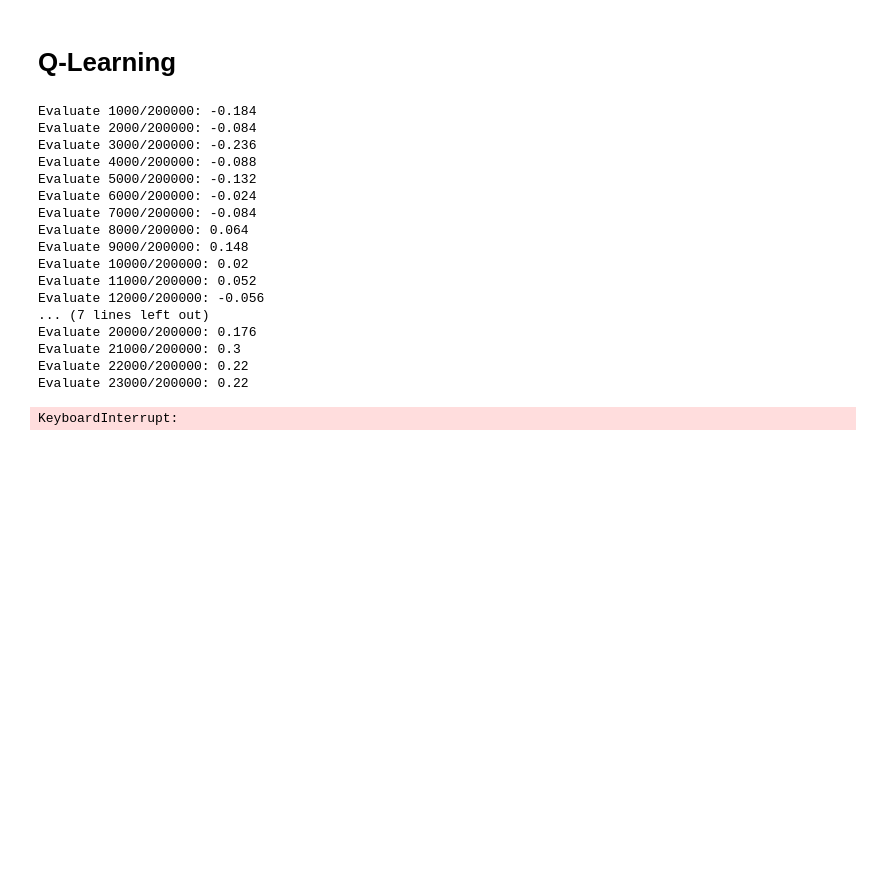
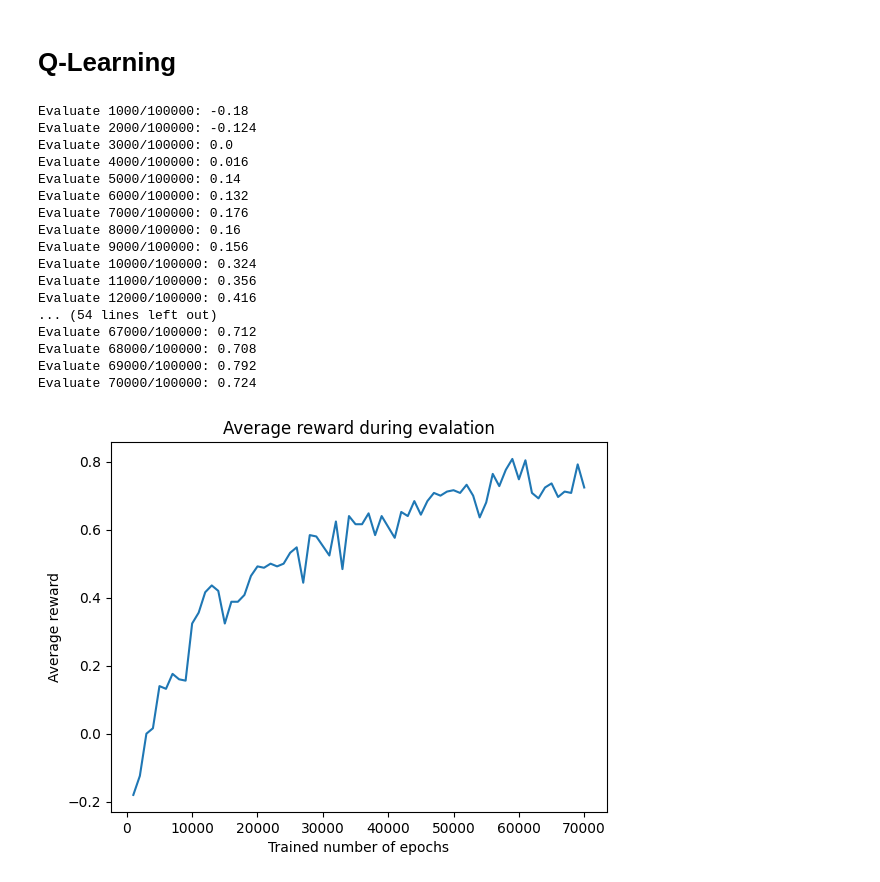
Before and after one commit to LaurensRutten1997/Boardgame-AI, a Jupyter notebook: algorithms/q_learning.ipynb, the cells around one changed output. Saved outputs shown, nothing was run; the diff lists cells and outputs as text; code cells hidden in the pictures; blank space fills up the shorter version.

Commit message:
Get q_learning hyper parameters for tic-tac-toe

```diff
--- a/algorithms/q_learning.ipynb
+++ b/algorithms/q_learning.ipynb
@@ -34,11 +34,14 @@ class QLearning():
     self.discount_factor = discount_factor
 
   def determine_discount_factor(self):
-    for df in range(0.1, 1.0, 0.1):
+    df = 0.1
+    while df < 1.0:
+      print(f"df: {df}")
       self.discount_factor = df
       self.reset()
-      eval_x, eval_y = self.learn(n_epochs = 20_000, eval_freq = 1_000, num_eval_episodes = 500)
-      plt.show(eval_x, eval_y, label = f'{df}')
+      eval_x, eval_y = self.learn(n_epochs = 100_000, eval_freq = 1_000, num_eval_episodes = 500)
+      plt.plot(eval_x, eval_y, label = f'{df}')
+      df += 0.1
 
     plt.legend()
     plt.title('Peformance during training for different discount factors')
@@ -47,11 +50,14 @@ class QLearning():
     plt.show()
 
   def determine_epsilon(self):
-    for eps in range(0.1, 1.0, 0.1):
+    eps = 0.1
+    while eps < 1.0:
+      print(f"eps: {eps}")
       self.epsilon = eps
       self.reset()
-      eval_x, eval_y = self.learn(n_epochs = 20_000, eval_freq = 1_000, num_eval_episodes = 500)
-      plt.show(eval_x, eval_y, label = f'{eps}')
+      eval_x, eval_y = self.learn(n_epochs = 100_000, eval_freq = 1_000, num_eval_episodes = 500)
+      plt.plot(eval_x, eval_y, label = f'{eps}')
+      eps += 0.1
 
     plt.legend()
     plt.title('Peformance during training for different epsilons')
@@ -60,11 +66,14 @@ class QLearning():
     plt.show()
 
   def determine_learning_rate(self):
-    for lr in range(0.1, 1.0, 0.1):
+    lr = 0.1
+    while lr < 0.9:
+      print(f"lr: {lr}")
       self.learning_rate = lr
       self.reset()
-      eval_x, eval_y = self.learn(n_epochs = 20_000, eval_freq = 1_000, num_eval_episodes = 500)
-      plt.show(eval_x, eval_y, label = f'{lr}')
+      eval_x, eval_y = self.learn(n_epochs = 100_000, eval_freq = 1_000, num_eval_episodes = 500)
+      plt.plot(eval_x, eval_y, label = f'{lr}')
+      lr += 0.1
 
     plt.legend()
     plt.title('Peformance during training for different learning rates')
@@ -153,24 +162,25 @@ class QLearning():
       total_reward += reward
     return total_reward / num_eval_episodes
 # %%
-q_learing = QLearning(learning_rate = 0.9, discount_factor = 0.9, epsilon = 0.5)
-q_learing.learn(200_000, eval_freq = 1_000, num_eval_episodes = 500)
+q_learing = QLearning(learning_rate = 0.3, discount_factor = 0.9, epsilon = 0.5)
+x,y = q_learing.learn(100_000, eval_freq = 1_000, num_eval_episodes = 500)
+# q_learing.determine_epsilon()
 # %% [output]
-Evaluate 1000/200000: -0.184
-Evaluate 2000/200000: -0.084
-Evaluate 3000/200000: -0.236
-Evaluate 4000/200000: -0.088
-Evaluate 5000/200000: -0.132
-Evaluate 6000/200000: -0.024
-Evaluate 7000/200000: -0.084
-Evaluate 8000/200000: 0.064
-Evaluate 9000/200000: 0.148
-Evaluate 10000/200000: 0.02
-Evaluate 11000/200000: 0.052
-Evaluate 12000/200000: -0.056
-... (7 lines left out)
-Evaluate 20000/200000: 0.176
-Evaluate 21000/200000: 0.3
-Evaluate 22000/200000: 0.22
-Evaluate 23000/200000: 0.22
+Evaluate 1000/100000: -0.18
+Evaluate 2000/100000: -0.124
+Evaluate 3000/100000: 0.0
+Evaluate 4000/100000: 0.016
+Evaluate 5000/100000: 0.14
+Evaluate 6000/100000: 0.132
+Evaluate 7000/100000: 0.176
+Evaluate 8000/100000: 0.16
+Evaluate 9000/100000: 0.156
+Evaluate 10000/100000: 0.324
+Evaluate 11000/100000: 0.356
+Evaluate 12000/100000: 0.416
+... (54 lines left out)
+Evaluate 67000/100000: 0.712
+Evaluate 68000/100000: 0.708
+Evaluate 69000/100000: 0.792
+Evaluate 70000/100000: 0.724
-KeyboardInterrupt:
+[figure, added]
```
